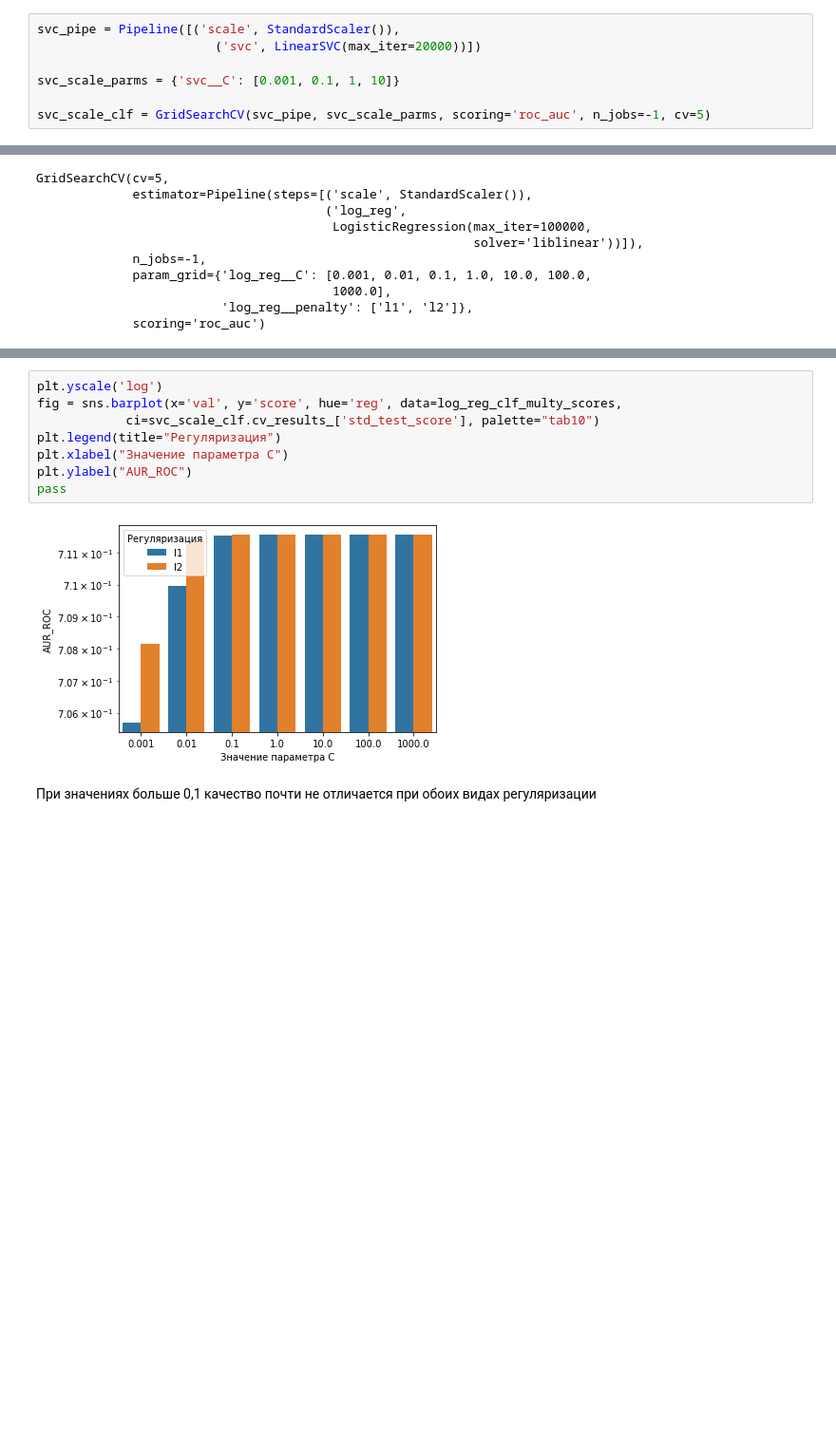
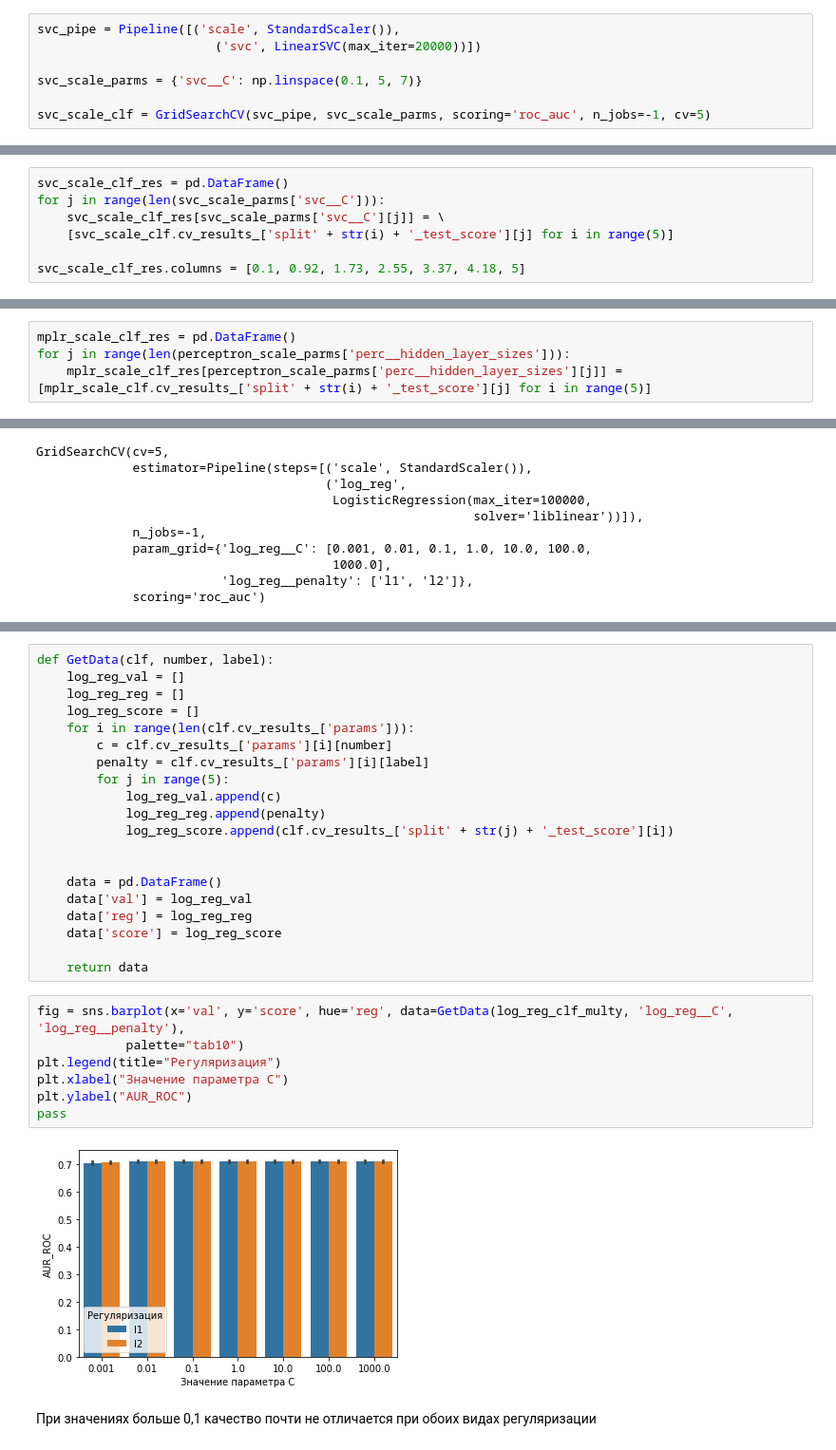
Before and after one commit to TroninDV/MLLab1, a Jupyter notebook: lab_1.ipynb, the cells around one changed output, grey strips where cells are left out. Shown at 95% size. Saved outputs shown, nothing was run; the diff lists cells and outputs as text; blank space fills up the shorter version.

```diff
--- a/lab_1.ipynb
+++ b/lab_1.ipynb
@@ -438,7 +465,7 @@ pass
 svc_pipe = Pipeline([('scale', StandardScaler()),
                         ('svc', LinearSVC(max_iter=20000))])
 
-svc_scale_parms = {'svc__C': [0.001, 0.1, 1, 10]}
+svc_scale_parms = {'svc__C': np.linspace(0.1, 5, 7)}
 
 svc_scale_clf = GridSearchCV(svc_pipe, svc_scale_parms, scoring='roc_auc', n_jobs=-1, cv=5)
 # %%
@@ -451,2 +480,9 @@ GridSearchCV(cv=5,
              scoring='roc_auc')
+# %%
+svc_scale_clf_res = pd.DataFrame()
+for j in range(len(svc_scale_parms['svc__C'])):
+    svc_scale_clf_res[svc_scale_parms['svc__C'][j]] = \
+    [svc_scale_clf.cv_results_['split' + str(i) + '_test_score'][j] for i in range(5)]
+
+svc_scale_clf_res.columns = [0.1, 0.92, 1.73, 2.55, 3.37, 4.18, 5]
 # %%
@@ -476,4 +511,8 @@ GridSearchCV(cv=5,
                                                       20, 19, 17, 15, 13, 10, 8,
                                                       5, 2]},
              scoring='roc_auc')
+# %%
+mplr_scale_clf_res = pd.DataFrame()
+for j in range(len(perceptron_scale_parms['perc__hidden_layer_sizes'])):
+    mplr_scale_clf_res[perceptron_scale_parms['perc__hidden_layer_sizes'][j]] = [mplr_scale_clf.cv_results_['split' + str(i) + '_test_score'][j] for i in range(5)]
 # %%
@@ -519,13 +554,32 @@ log_reg_clf_multy_scores['score'] = log_reg_clf_multy.cv_results_['mean_test_sco
+# %%
+def GetData(clf, number, label):
+    log_reg_val = []
+    log_reg_reg = []
+    log_reg_score = []
+    for i in range(len(clf.cv_results_['params'])):
+        c = clf.cv_results_['params'][i][number]
+        penalty = clf.cv_results_['params'][i][label]
+        for j in range(5):
+            log_reg_val.append(c)
+            log_reg_reg.append(penalty)
+            log_reg_score.append(clf.cv_results_['split' + str(j) + '_test_score'][i])
+
+
+    data = pd.DataFrame()
+    data['val'] = log_reg_val
+    data['reg'] = log_reg_reg
+    data['score'] = log_reg_score
+
+    return data
 # %%
-plt.yscale('log')
-fig = sns.barplot(x='val', y='score', hue='reg', data=log_reg_clf_multy_scores,
-            ci=svc_scale_clf.cv_results_['std_test_score'], palette="tab10")
+fig = sns.barplot(x='val', y='score', hue='reg', data=GetData(log_reg_clf_multy, 'log_reg__C', 'log_reg__penalty'),
+            palette="tab10")
 plt.legend(title="Регуляризация")
 plt.xlabel("Значение параметра C")
 plt.ylabel("AUR_ROC")
 pass
 # %% [output]
-[figure, old version]
+[figure, new version]
 # %% [markdown]
 При значениях больше 0,1 качество почти не отличается при обоих видах регуляризации
 # %%
```
Also changed, not shown: parts of 57 cells of this notebook, 1 other file.
